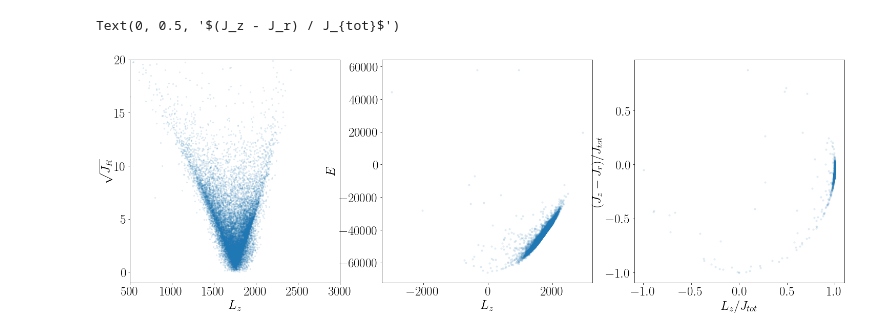
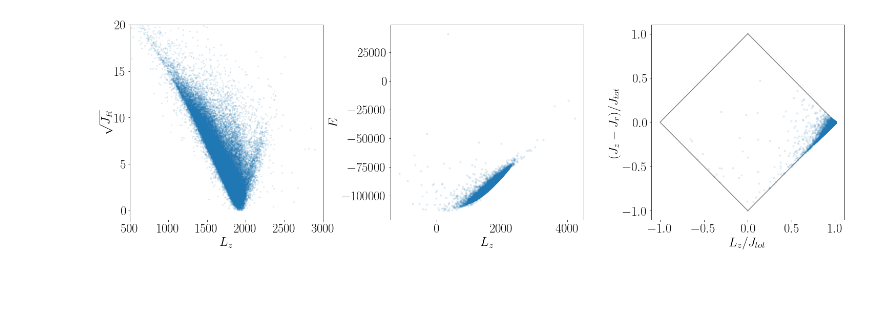
Before and after one commit to al-jshen/jx, a Jupyter notebook: notebooks/dr3.ipynb, the cells around one changed output. Drawn from its saved outputs; the diff is of its cells as text; code cells hidden in the pictures; blank space fills up the shorter version.

```diff
--- a/notebooks/dr3.ipynb
+++ b/notebooks/dr3.ipynb
@@ -105,11 +121,21 @@ WHERE gs."has_xp_sampled" = True
 # %%
-df = pd.read_csv("../data/dr3.csv")
+df = pd.read_csv("/st/datasets/gaia-dr3-lite-5p-xp-rvs.csv")
 # %%
+def gspspec_flag_filter(flag_gspspec):
+    return set(flag_gspspec[:13]) == {"0", "1"}
+
+
 fltr = np.logical_and.reduce(
     (
-        ~df["distance_gspphot"].isna(),
+        # ~df["distance_gspphot"].isna(),
         ~df["distance_msc"].isna(),
-        df["distance_msc"] < 1000.0,
+        # df["flags_flame"] == 0,
+        ~df["flags_gspspec"].isna(),
+        # df["flags_msc"] == 0,
+        # df["distance_msc"] < 1000.0,
     )
 )
 df = df[fltr]
+df = df[df["flags_gspspec"].apply(gspspec_flag_filter)]
+
+len(df)
@@ -231,27 +292,30 @@ o.integrate(ts, MWPotential2014, numcores=12)
 jz = o.jz(MWPotential2014)
 jr = o.jr(MWPotential2014)
 lz = o.Lz()
-jtot = np.sqrt(np.sum(np.square((o.jp(MWPotential2014), jr, jz)), axis=0))
+jtot = np.sum(np.abs((lz, jr, jz)), axis=0)
+# jtot = np.sqrt(np.sum(np.square((lz, jr, jz)), axis=0))
 # %%
-fig = plt.figure(figsize=(25, 8))
+fig = plt.figure(figsize=(25, 7))
 
 ax0 = fig.add_subplot(131)
 ax0.scatter(lz, np.sqrt(jr), s=5, alpha=0.1)
 ax0.set_ylim(-1, 20)
 ax0.set_xlim(500, 3000)
 ax0.set_xlabel(r"$L_z$")
 ax0.set_ylabel(r"$\sqrt{J_R}$")
 
 ax1 = fig.add_subplot(132)
 ax1.scatter(lz, o.E(), s=10, alpha=0.1)
 ax1.set_xlabel(r"$L_z$")
 ax1.set_ylabel(r"$E$")
 
 ax2 = fig.add_subplot(133)
 ax2.scatter(lz / jtot, (jz - jr) / jtot, s=10, alpha=0.1)
 ax2.set_xlabel(r"$L_z / J_{tot}$")
 ax2.set_ylabel(r"$(J_z - J_r) / J_{tot}$")
+plt.plot([0, 1, 0, -1, 0], [1, 0, -1.0, 0.0, 1], zorder=-1, c="k", alpha=0.5)
+
+plt.subplots_adjust(wspace=0.35)
 # %% [output]
-Text(0, 0.5, '$(J_z - J_r) / J_{tot}$')
-[figure, old version]
+[figure, new version]
 # %%
```
Also changed, not shown: parts of 15 cells of this notebook, 6 other files.
